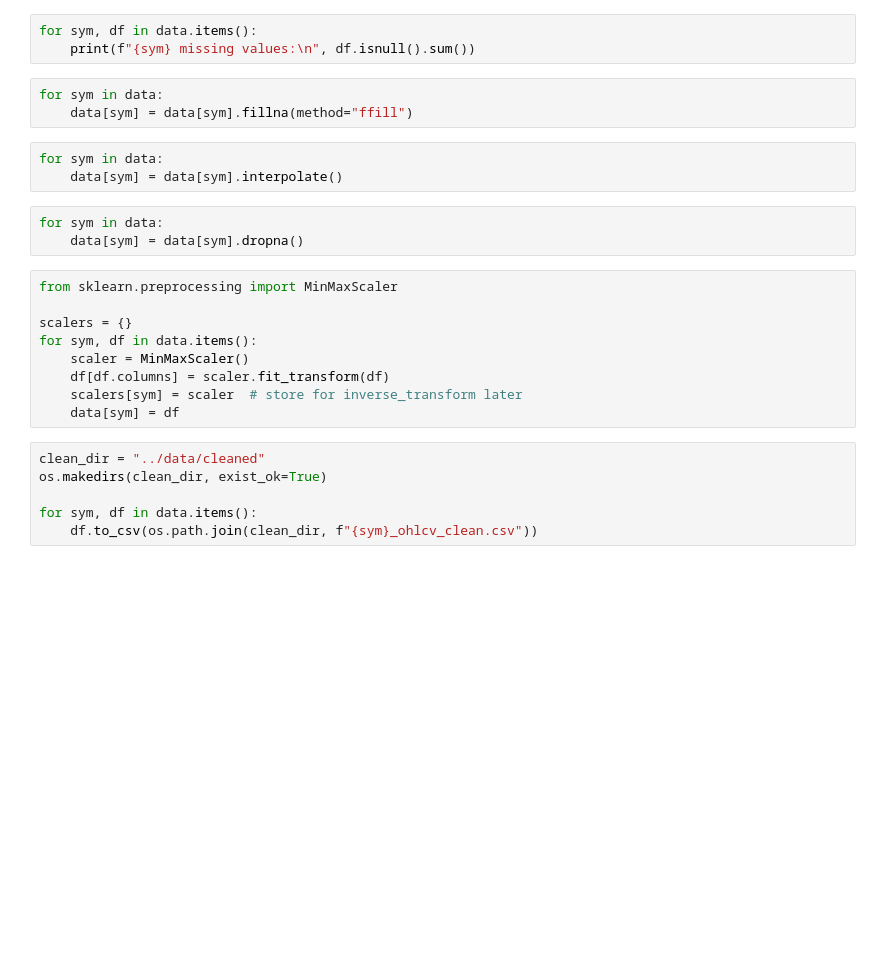
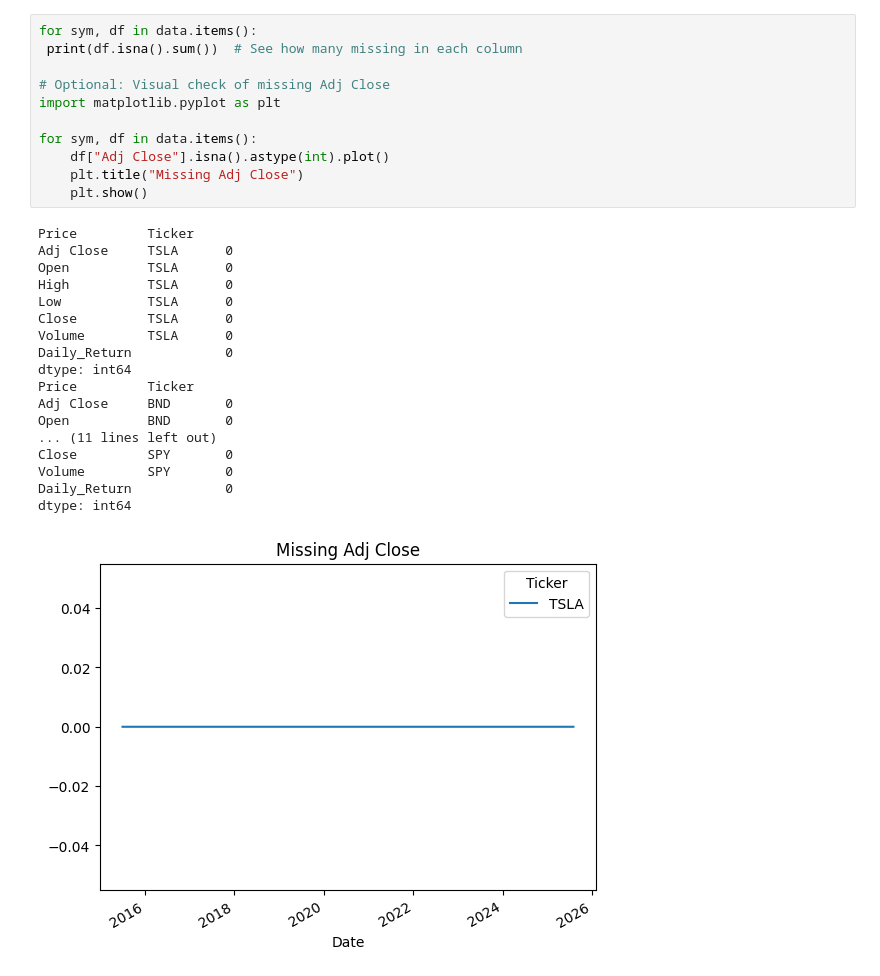
Before and after one commit to tnsay/Time-Series-Forecasting-for-Portfolio-Management-Optimization, a Jupyter notebook: notebooks/1.0-eda.ipynb, the cells around one changed output. Saved outputs shown, nothing was run; the diff lists cells and outputs as text; blank space fills up the shorter version.

```diff
--- a/notebooks/1.0-eda.ipynb
+++ b/notebooks/1.0-eda.ipynb
@@ -92,27 +68,30 @@ for sym, df in data.items():
-# %%
-for sym, df in data.items():
-    print(f"{sym} missing values:\n", df.isnull().sum())
-# %%
-for sym in data:
-    data[sym] = data[sym].fillna(method="ffill")
-# %%
-for sym in data:
-    data[sym] = data[sym].interpolate()
-# %%
-for sym in data:
-    data[sym] = data[sym].dropna()
-# %%
-from sklearn.preprocessing import MinMaxScaler
-
-scalers = {}
-for sym, df in data.items():
-    scaler = MinMaxScaler()
-    df[df.columns] = scaler.fit_transform(df)
-    scalers[sym] = scaler  # store for inverse_transform later
-    data[sym] = df
-# %%
-clean_dir = "../data/cleaned"
-os.makedirs(clean_dir, exist_ok=True)
-
-for sym, df in data.items():
-    df.to_csv(os.path.join(clean_dir, f"{sym}_ohlcv_clean.csv"))
+# %%
+for sym, df in data.items():
+ print(df.isna().sum())  # See how many missing in each column
+
+# Optional: Visual check of missing Adj Close
+import matplotlib.pyplot as plt
+
+for sym, df in data.items():
+    df["Adj Close"].isna().astype(int).plot()
+    plt.title("Missing Adj Close")
+    plt.show()
+# %% [output]
+Price         Ticker
+Adj Close     TSLA      0
+Open          TSLA      0
+High          TSLA      0
+Low           TSLA      0
+Close         TSLA      0
+Volume        TSLA      0
+Daily_Return            0
+dtype: int64
+Price         Ticker
+Adj Close     BND       0
+Open          BND       0
+... (11 lines left out)
+Close         SPY       0
+Volume        SPY       0
+Daily_Return            0
+dtype: int64
+[figure, added]
```
Also changed, not shown: parts of 15 cells of this notebook.
